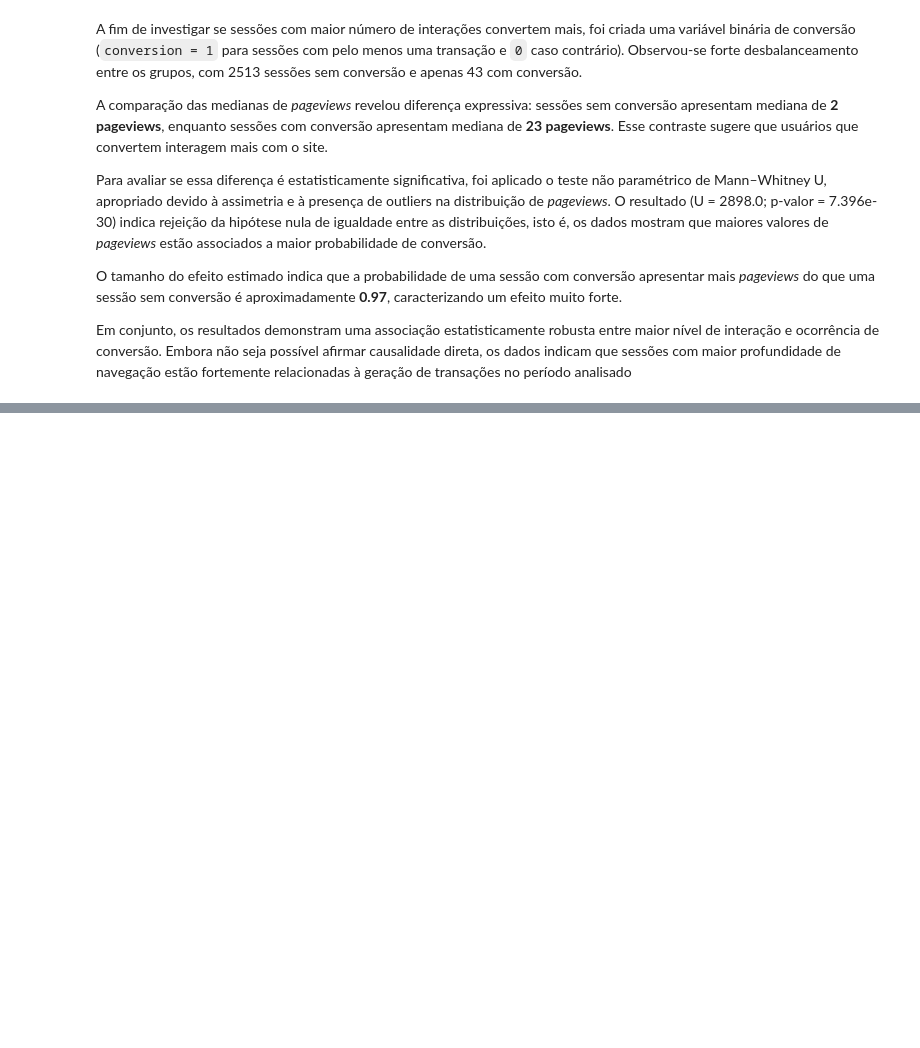
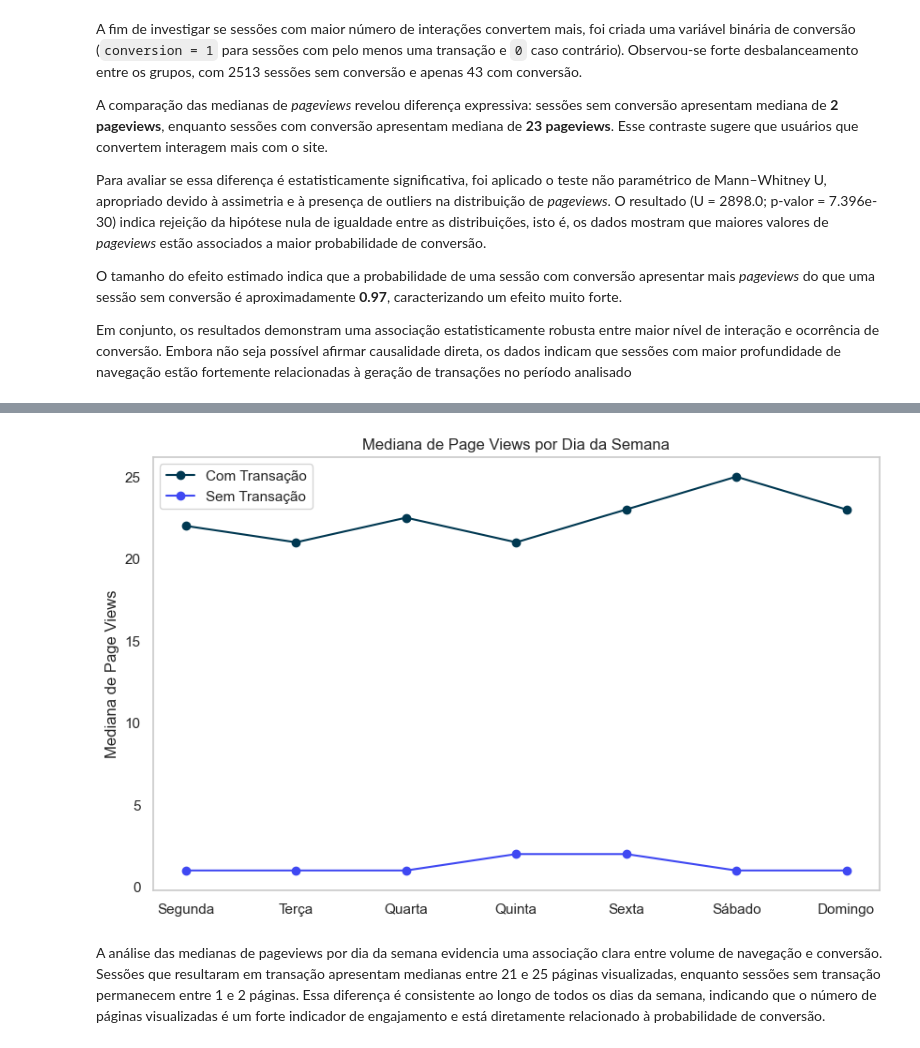
Before and after one commit to walacevale/Portfolio, a Jupyter notebook: Google_analytics_sample/notebooks/01_data_exploration.ipynb, the cells around one changed output, grey strips where cells are left out. Drawn from its saved outputs; the diff is of its cells as text; code cells hidden in the pictures; blank space fills up the shorter version.

Commit message:
graf pageview vs transaction and readme

```diff
--- a/Google_analytics_sample/notebooks/01_data_exploration.ipynb
+++ b/Google_analytics_sample/notebooks/01_data_exploration.ipynb
@@ -289,0 +286,2 @@ Em conjunto, os resultados demonstram uma associação estatisticamente robusta
+# %%
+df_30dias = pd.read_csv('../data/raw\dados_30dias.csv')
@@ -289,0 +308,11 @@ Em conjunto, os resultados demonstram uma associação estatisticamente robusta
+# %%
+df_30dias['totals'] = df_30dias['totals'].apply(ast.literal_eval)
+df_30dias['pageviews'] = df_30dias['totals'].apply(lambda x: x.get('pageviews'))
+df_30dias['bounces'] = df_30dias['totals'].apply(lambda x: x.get('bounces'))
+df_30dias['timeOnSite'] = df_30dias['totals'].apply(lambda x: x.get('timeOnSite'))
+df_30dias['transactions'] = df_30dias['totals'].apply(lambda x: x.get('transactions'))
+df_30dias['totalTransactionRevenue'] = df_30dias['totals'].apply(lambda x: x.get('totalTransactionRevenue')) /1e6
+# %%
+df_30dias['date_dt'] = pd.to_datetime(df_30dias['date'], format='%Y%m%d')
+df_30dias['dayofweek'] = df_30dias['date_dt'].dt.dayofweek
+df_30dias.head()
@@ -289,0 +327,31 @@ Em conjunto, os resultados demonstram uma associação estatisticamente robusta
+# %%
+df_30dias['transactions_zero'] = df_30dias['transactions'].fillna(0)
+
+mediana_com_transacao = (
+    df_30dias[df_30dias['transactions'] > 0]
+    .groupby('dayofweek')['pageviews']
+    .median()
+)
+
+mediana_sem_transacao = (
+    df_30dias[df_30dias['transactions_zero'] == 0]
+    .groupby('dayofweek')['pageviews']
+    .median()
+)
+
+dias_semana = ['Segunda', 'Terça', 'Quarta', 'Quinta', 'Sexta', 'Sábado', 'Domingo']
+plt.figure(figsize=(10, 6))
+
+mediana_com_transacao.plot(label='Com Transação', marker='o')
+mediana_sem_transacao.plot(label='Sem Transação', marker='o')
+
+plt.xticks(ticks=range(7), labels=dias_semana)
+plt.title('Mediana de Page Views por Dia da Semana')
+plt.xlabel('')
+plt.ylabel('Mediana de Page Views')
+plt.legend()
+plt.grid(False)
+# %% [output]
+[figure, added]
+# %% [markdown]
+A análise das medianas de pageviews por dia da semana evidencia uma associação clara entre volume de navegação e conversão. Sessões que resultaram em transação apresentam medianas entre 21 e 25 páginas visualizadas, enquanto sessões sem transação permanecem entre 1 e 2 páginas. Essa diferença é consistente ao longo de todos os dias da semana, indicando que o número de páginas visualizadas é um forte indicador de engajamento e está diretamente relacionado à probabilidade de conversão.
```
Also changed, not shown: parts of 7 cells of this notebook, 3 other files.
